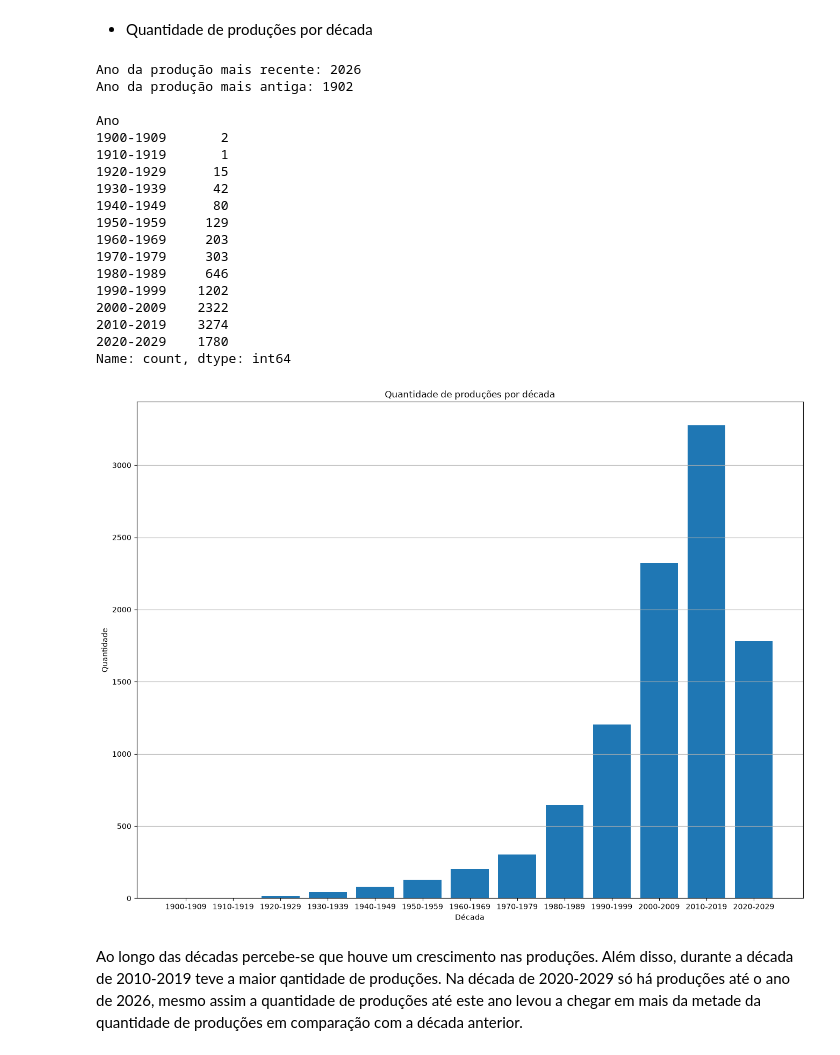
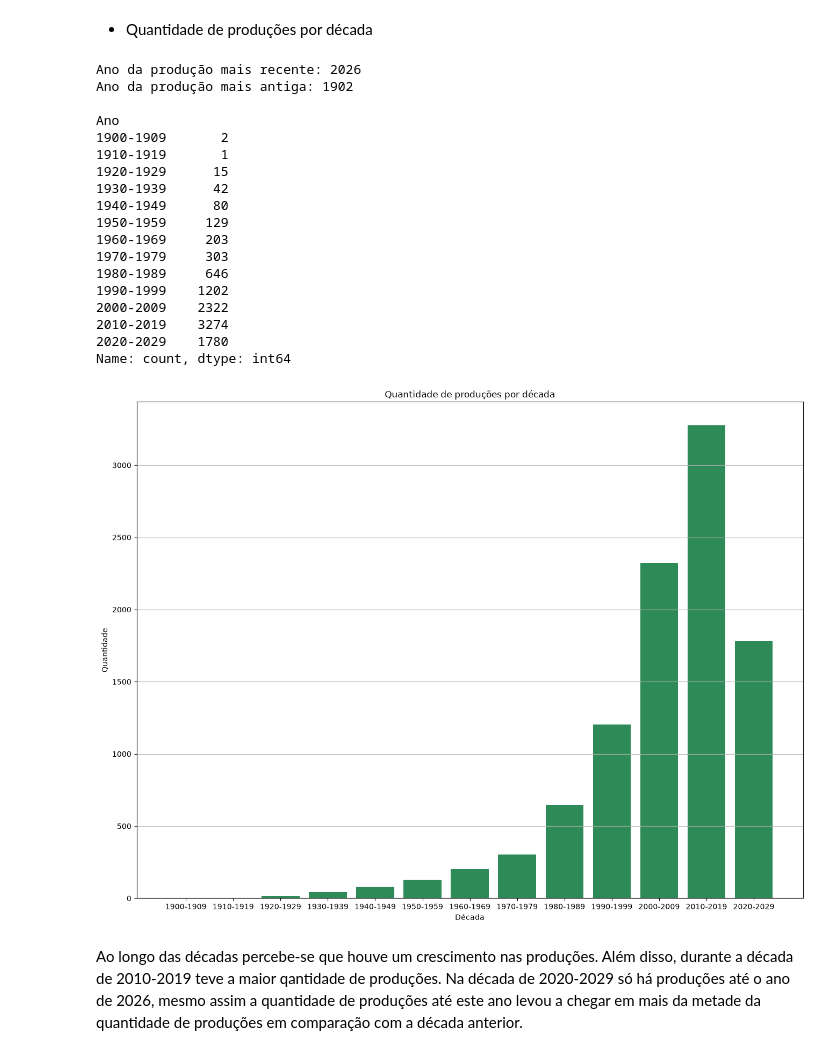
Before and after one commit to Lana230/analise_filmes_series, a Jupyter notebook: main.ipynb, the cells around one changed output. Drawn from its saved outputs; the diff is of its cells as text; code cells hidden in the pictures.

```diff
--- a/main.ipynb
+++ b/main.ipynb
@@ -233,35 +262,35 @@ decada = (df_renomeado["Ano"] // 10) * 10
 decada_rotulo = decada.astype(str) + "-" + (decada + 9).astype(str)
 
 qtd_por_decada = decada_rotulo.value_counts().sort_index()
 print(qtd_por_decada)
 
 plt.figure(figsize=(16, 12))
-plt.bar(qtd_por_decada.index, qtd_por_decada.values)
+plt.bar(qtd_por_decada.index, qtd_por_decada.values, color="seagreen")
 plt.title("Quantidade de produções por década")
 plt.xlabel("Década")
 plt.ylabel("Quantidade")
 plt.grid(axis="y")
 plt.show()
 # %% [output]
 Ano da produção mais recente: 2026
 Ano da produção mais antiga: 1902
 
 Ano
 1900-1909       2
 1910-1919       1
 1920-1929      15
 1930-1939      42
 1940-1949      80
 1950-1959     129
 1960-1969     203
 1970-1979     303
 1980-1989     646
 1990-1999    1202
 2000-2009    2322
 2010-2019    3274
 2020-2029    1780
 Name: count, dtype: int64
-[figure, old version]
+[figure, new version]
 # %% [markdown]
 Ao longo das décadas percebe-se que houve um crescimento nas produções. Além disso, durante a década de 2010-2019 teve a maior qantidade de produções. Na década de 2020-2029 só há produções até o ano de 2026, mesmo assim a quantidade de produções até este ano levou a chegar em mais da metade da quantidade de produções em comparação com a década anterior.
 # %% [markdown]
```
Also changed, not shown: parts of 24 cells of this notebook.
